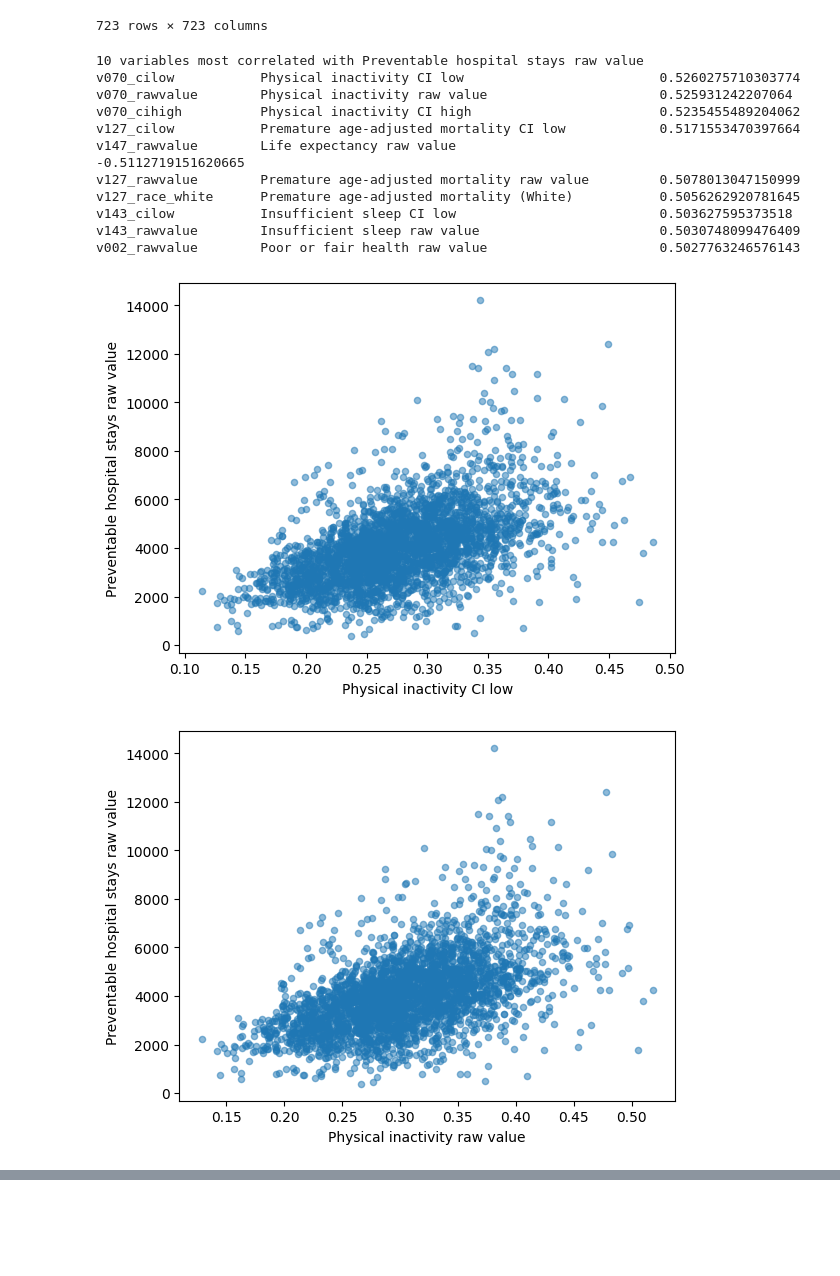
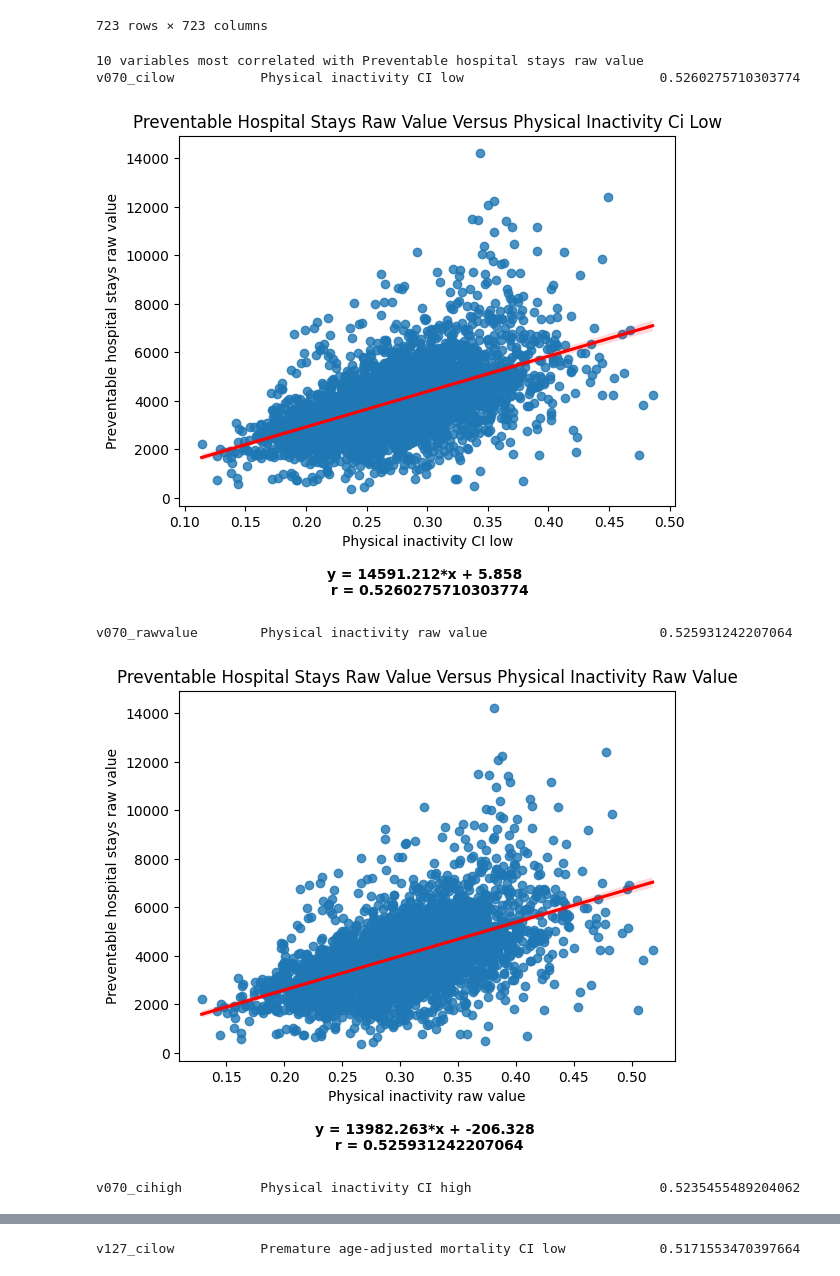
Before and after one commit to sashankv/DSCComp, a Jupyter notebook: code/correlation.ipynb, the cells around one changed output, grey strips where cells are left out. Cells and saved outputs as stored; diff of their text form; code cells hidden in the pictures; blank space fills up the shorter version.

Commit message:
added graphs with line of best fits

```diff
--- a/code/correlation.ipynb
+++ b/code/correlation.ipynb
@@ -39,30 +46,39 @@ def make_plot(given_x,given_y):
 # %%
 # Create a series containing absolute value of correlations of rows to v005_rawvalue (Preventable hospital stays raw value)
 absolute_correlations = abs(corr["v005_rawvalue"])
 
 # Remove rows with labels that contain v005, as these are also preventable hospital stays
 for label, value in absolute_correlations.items():
     if "v005" in label:
         absolute_correlations.drop(label, inplace = True)
 
 # Get the ten rows with the most correlation
 N_most_correlated = 10
 most_correlated = absolute_correlations.nlargest(N_most_correlated)
 print(f"{N_most_correlated} variables most correlated with {VAR_DESCRIPTION_MAPPING['v005_rawvalue']}")
 for label, value in most_correlated.items():
     print(label.ljust(20), VAR_DESCRIPTION_MAPPING[label].ljust(50), corr.loc["v005_rawvalue", label])
-    make_plot(label,'v005_rawvalue')
+    scatter_plot = sns.regplot(x=chr_analytic_df[label], y=chr_analytic_df["v005_rawvalue"], line_kws = {"color":"red"})
+    scatter_plot.set_xlabel(VAR_DESCRIPTION_MAPPING[label])
+    scatter_plot.set_ylabel(VAR_DESCRIPTION_MAPPING["v005_rawvalue"])
+    scatter_plot.set_title(string.capwords(f"{VAR_DESCRIPTION_MAPPING['v005_rawvalue']} versus {VAR_DESCRIPTION_MAPPING[label]}"))
+
+
+    df = chr_analytic_df[ [label, "v005_rawvalue"] ].copy()
+    df = df.dropna()
+    a, b = np.polyfit(df[label], df["v005_rawvalue"], 1)
+
+    #g = sns.lmplot(label,'v005_rawvalue', chr_analytic_df,fit_reg=True,aspect=1.5,ci=None, scatter_kws={"s": 100})
+    #props = dict(boxstyle='round', alpha=0.5,color=sns.color_palette()[0])
+    plt.text(0.5, -0.25, f"y = {a:.1f}*x + {b:.1f} \n r = {corr.loc['v005_rawvalue', label]:.4f}", verticalalignment="bottom", horizontalalignment='center', transform=scatter_plot.transAxes, size='medium', color='black', weight='semibold')
+
+    #plt.text(0.0, 0.0, f"y = {a}*x + {b}", transform=scatter_plot.ax.transAxes, fontsize=14, bbox=props)
+    plt.show()
+    plt.figure()
 # %% [output]
 10 variables most correlated with Preventable hospital stays raw value
 v070_cilow           Physical inactivity CI low                         0.5260275710303774
-v070_rawvalue        Physical inactivity raw value                      0.525931242207064
-v070_cihigh          Physical inactivity CI high                        0.5235455489204062
-v127_cilow           Premature age-adjusted mortality CI low            0.5171553470397664
-v147_rawvalue        Life expectancy raw value                          -0.5112719151620665
-v127_rawvalue        Premature age-adjusted mortality raw value         0.5078013047150999
-v127_race_white      Premature age-adjusted mortality (White)           0.5056262920781645
-v143_cilow           Insufficient sleep CI low                          0.503627595373518
-v143_rawvalue        Insufficient sleep raw value                       0.5030748099476409
-v002_rawvalue        Poor or fair health raw value                      0.5027763246576143
-[figure, old version]
+[figure, new version]
+v070_rawvalue        Physical inactivity raw value                      0.525931242207064
-[figure, old version]
+[figure, new version]
+v070_cihigh          Physical inactivity CI high                        0.5235455489204062
@@ -69,0 +86 @@ v002_rawvalue        Poor or fair health raw value                      0.502776
+v127_cilow           Premature age-adjusted mortality CI low            0.5171553470397664
```
Also changed, not shown: parts of 5 cells of this notebook.
